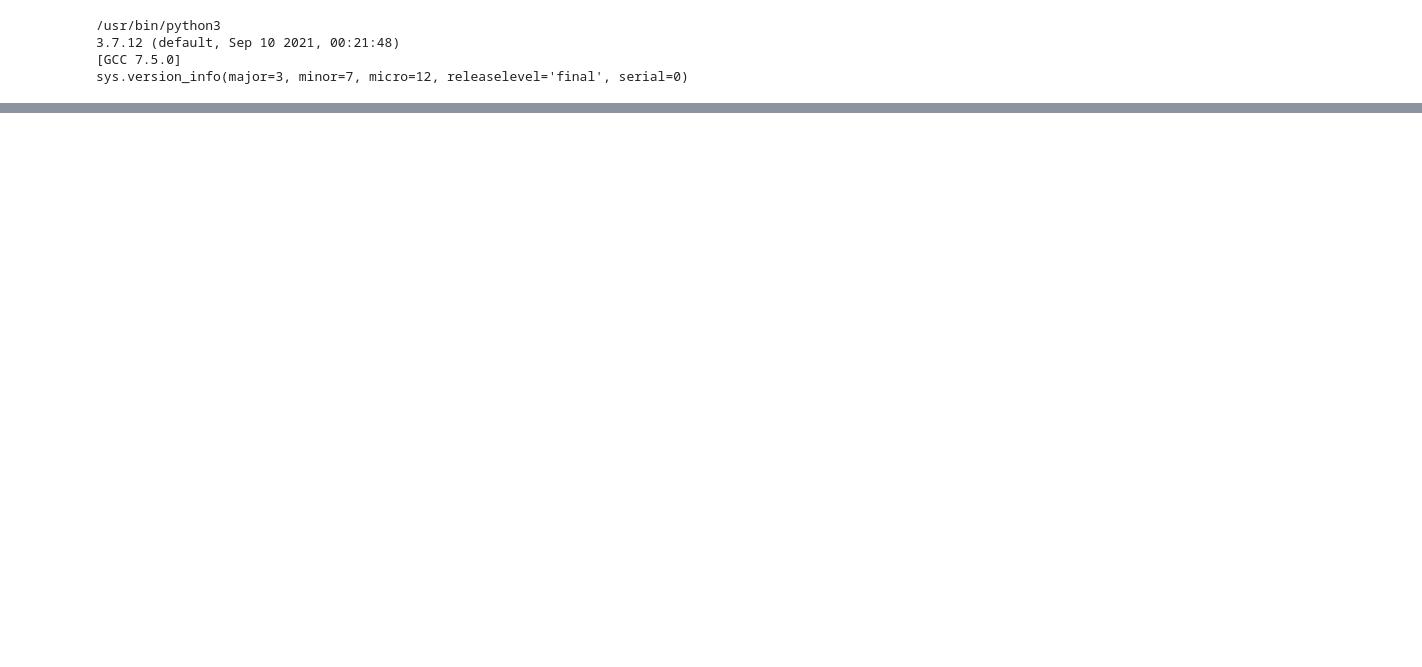
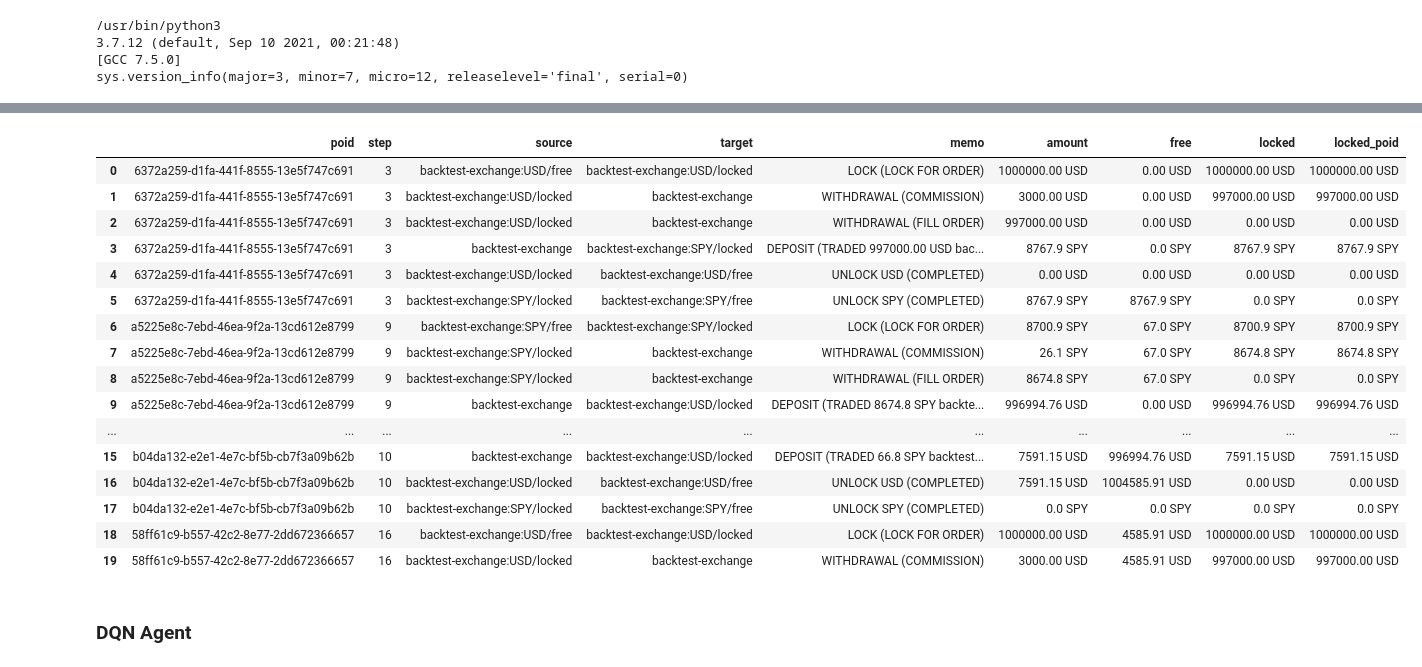
Before and after one commit to letianzj/QuantResearch, a Jupyter notebook: ml/reinforcement_trader.ipynb, the cells around one changed output, grey strips where cells are left out. Cells and saved outputs as stored; diff of their text form; code cells hidden in the pictures; blank space fills up the shorter version.

```diff
--- a/ml/reinforcement_trader.ipynb
+++ b/ml/reinforcement_trader.ipynb
@@ -674,0 +162,22 @@ WARNING:root:IMAGEIO FFMPEG_WRITER WARNING: input image is not divisible by macr
+# %%
+portfolio.ledger.as_frame().head(20)
+# %% [output]
+|  | poid | step | source | target | memo | amount | free | locked | locked_poid |
+| 0 | 6372a259-d1fa-441f-8555-13e5f747c691 | 3 | backtest-exchange:USD/free | backtest-exchange:USD/locked | LOCK (LOCK FOR ORDER) | 1000000.00 USD | 0.00 USD | 1000000.00 USD | 1000000.00 USD |
+| 1 | 6372a259-d1fa-441f-8555-13e5f747c691 | 3 | backtest-exchange:USD/locked | backtest-exchange | WITHDRAWAL (COMMISSION) | 3000.00 USD | 0.00 USD | 997000.00 USD | 997000.00 USD |
+| 2 | 6372a259-d1fa-441f-8555-13e5f747c691 | 3 | backtest-exchange:USD/locked | backtest-exchange | WITHDRAWAL (FILL ORDER) | 997000.00 USD | 0.00 USD | 0.00 USD | 0.00 USD |
+| 3 | 6372a259-d1fa-441f-8555-13e5f747c691 | 3 | backtest-exchange | backtest-exchange:SPY/locked | DEPOSIT (TRADED 997000.00 USD bac... | 8767.9 SPY | 0.0 SPY | 8767.9 SPY | 8767.9 SPY |
+| 4 | 6372a259-d1fa-441f-8555-13e5f747c691 | 3 | backtest-exchange:USD/locked | backtest-exchange:USD/free | UNLOCK USD (COMPLETED) | 0.00 USD | 0.00 USD | 0.00 USD | 0.00 USD |
+| 5 | 6372a259-d1fa-441f-8555-13e5f747c691 | 3 | backtest-exchange:SPY/locked | backtest-exchange:SPY/free | UNLOCK SPY (COMPLETED) | 8767.9 SPY | 8767.9 SPY | 0.0 SPY | 0.0 SPY |
+| 6 | a5225e8c-7ebd-46ea-9f2a-13cd612e8799 | 9 | backtest-exchange:SPY/free | backtest-exchange:SPY/locked | LOCK (LOCK FOR ORDER) | 8700.9 SPY | 67.0 SPY | 8700.9 SPY | 8700.9 SPY |
+| 7 | a5225e8c-7ebd-46ea-9f2a-13cd612e8799 | 9 | backtest-exchange:SPY/locked | backtest-exchange | WITHDRAWAL (COMMISSION) | 26.1 SPY | 67.0 SPY | 8674.8 SPY | 8674.8 SPY |
+| 8 | a5225e8c-7ebd-46ea-9f2a-13cd612e8799 | 9 | backtest-exchange:SPY/locked | backtest-exchange | WITHDRAWAL (FILL ORDER) | 8674.8 SPY | 67.0 SPY | 0.0 SPY | 0.0 SPY |
+| 9 | a5225e8c-7ebd-46ea-9f2a-13cd612e8799 | 9 | backtest-exchange | backtest-exchange:USD/locked | DEPOSIT (TRADED 8674.8 SPY backte... | 996994.76 USD | 0.00 USD | 996994.76 USD | 996994.76 USD |
+| ... | ... | ... | ... | ... | ... | ... | ... | ... | ... |
+| 15 | b04da132-e2e1-4e7c-bf5b-cb7f3a09b62b | 10 | backtest-exchange | backtest-exchange:USD/locked | DEPOSIT (TRADED 66.8 SPY backtest... | 7591.15 USD | 996994.76 USD | 7591.15 USD | 7591.15 USD |
+| 16 | b04da132-e2e1-4e7c-bf5b-cb7f3a09b62b | 10 | backtest-exchange:USD/locked | backtest-exchange:USD/free | UNLOCK USD (COMPLETED) | 7591.15 USD | 1004585.91 USD | 0.00 USD | 0.00 USD |
+| 17 | b04da132-e2e1-4e7c-bf5b-cb7f3a09b62b | 10 | backtest-exchange:SPY/locked | backtest-exchange:SPY/free | UNLOCK SPY (COMPLETED) | 0.0 SPY | 0.0 SPY | 0.0 SPY | 0.0 SPY |
+| 18 | 58ff61c9-b557-42c2-8e77-2dd672366657 | 16 | backtest-exchange:USD/free | backtest-exchange:USD/locked | LOCK (LOCK FOR ORDER) | 1000000.00 USD | 4585.91 USD | 1000000.00 USD | 1000000.00 USD |
+| 19 | 58ff61c9-b557-42c2-8e77-2dd672366657 | 16 | backtest-exchange:USD/locked | backtest-exchange | WITHDRAWAL (COMMISSION) | 3000.00 USD | 4585.91 USD | 997000.00 USD | 997000.00 USD |
+# %% [markdown]
+### DQN Agent
```
Also changed, not shown: parts of 105 cells of this notebook.
